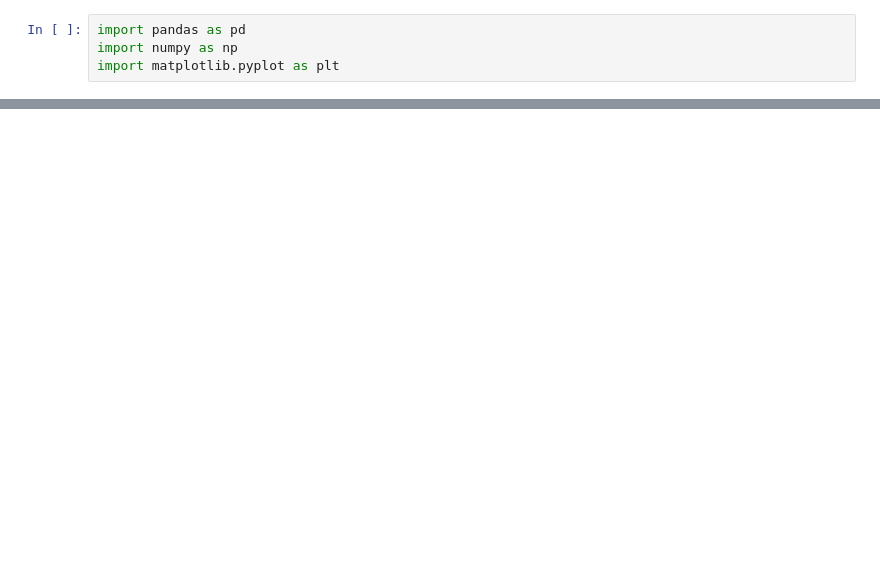
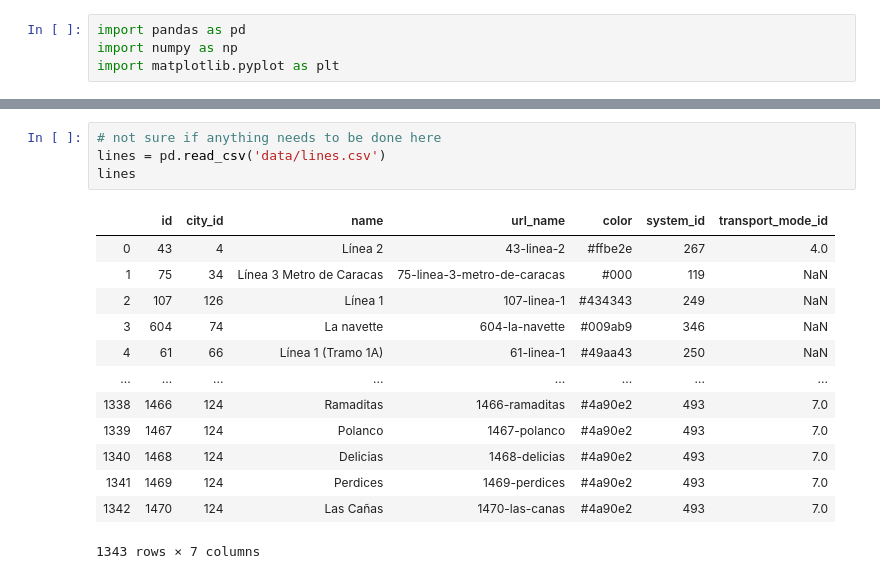
Before and after one commit to rcohngru/Fun-With-Trains, a Jupyter notebook: Fun with trains.ipynb, the cells around one changed output, grey strips where cells are left out. Cells and saved outputs as stored; diff of their text form; blank space fills up the shorter version.

```diff
--- a/Fun with trains.ipynb
+++ b/Fun with trains.ipynb
@@ -56,0 +62,18 @@ cities
+# %%
+# not sure if anything needs to be done here
+lines = pd.read_csv('data/lines.csv')
+lines
+# %% [output]
+|  | id | city_id | name | url_name | color | system_id | transport_mode_id |
+| 0 | 43 | 4 | Línea 2 | 43-linea-2 | #ffbe2e | 267 | 4.0 |
+| 1 | 75 | 34 | Línea 3 Metro de Caracas | 75-linea-3-metro-de-caracas | #000 | 119 | NaN |
+| 2 | 107 | 126 | Línea 1 | 107-linea-1 | #434343 | 249 | NaN |
+| 3 | 604 | 74 | La navette | 604-la-navette | #009ab9 | 346 | NaN |
+| 4 | 61 | 66 | Línea 1 (Tramo 1A) | 61-linea-1 | #49aa43 | 250 | NaN |
+| ... | ... | ... | ... | ... | ... | ... | ... |
+| 1338 | 1466 | 124 | Ramaditas | 1466-ramaditas | #4a90e2 | 493 | 7.0 |
+| 1339 | 1467 | 124 | Polanco | 1467-polanco | #4a90e2 | 493 | 7.0 |
+| 1340 | 1468 | 124 | Delicias | 1468-delicias | #4a90e2 | 493 | 7.0 |
+| 1341 | 1469 | 124 | Perdices | 1469-perdices | #4a90e2 | 493 | 7.0 |
+| 1342 | 1470 | 124 | Las Cañas | 1470-las-canas | #4a90e2 | 493 | 7.0 |
+1343 rows × 7 columns
```
Also changed, not shown: parts of 14 cells of this notebook, 1 other file.
